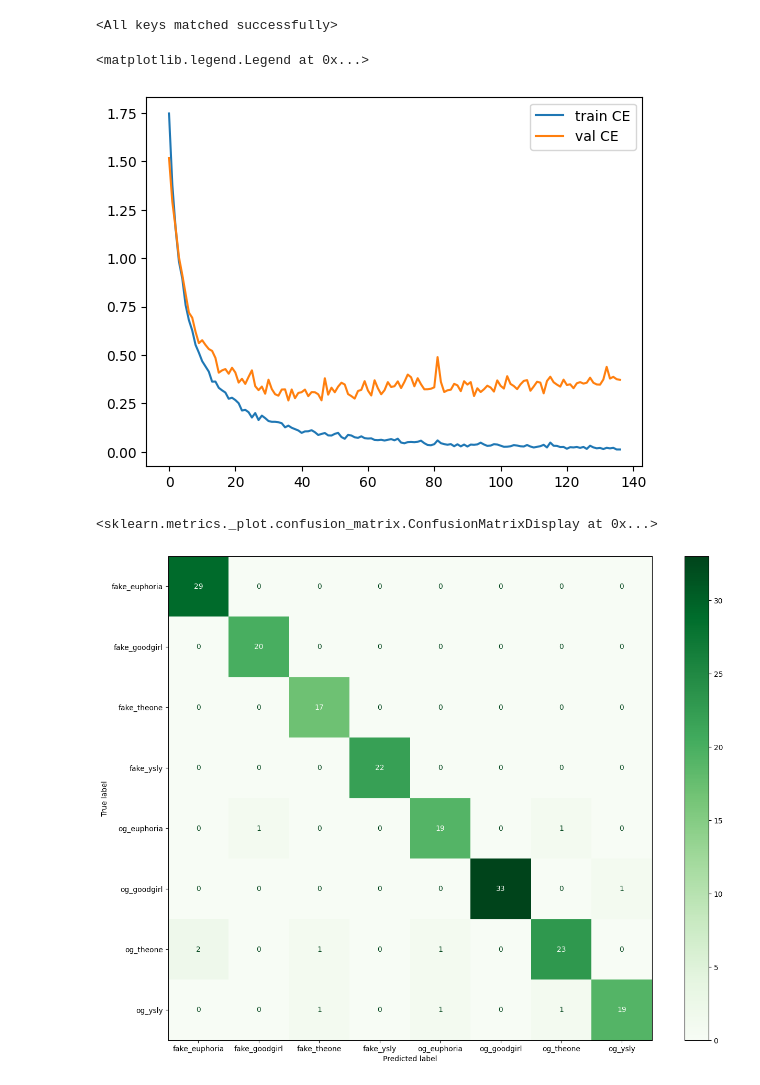
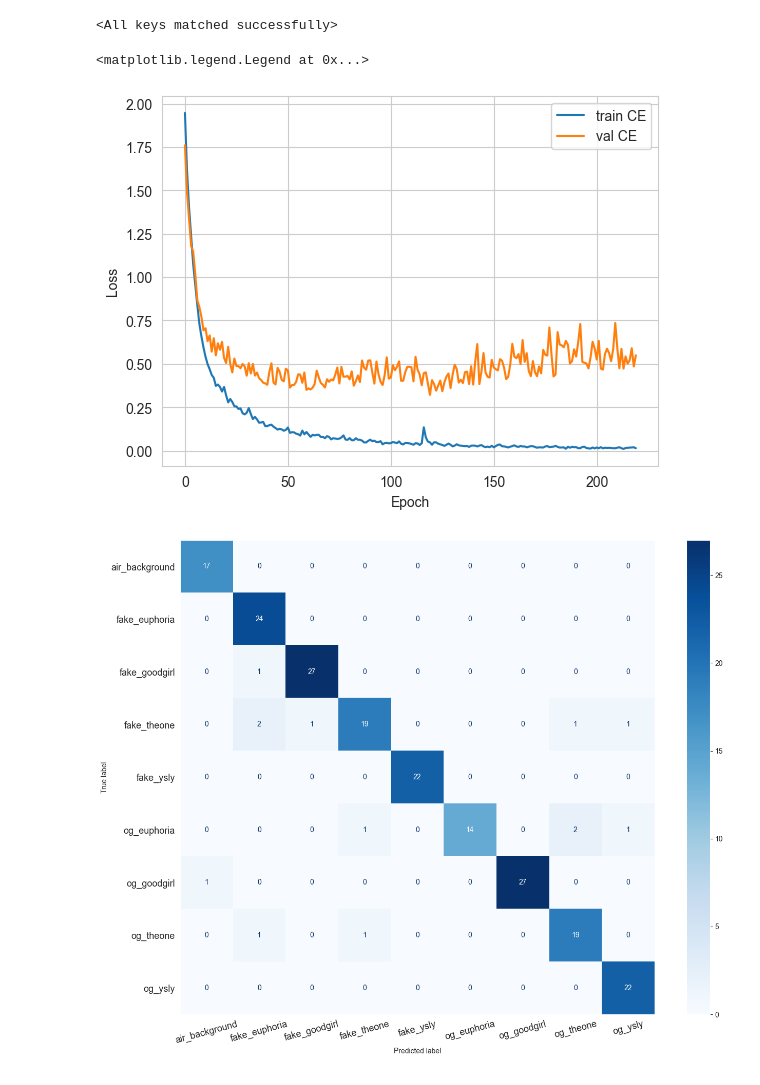
Before and after one commit to knum-atlas/AInose, a Jupyter notebook: classification/4f-classification.ipynb, the cells around one changed output. Drawn from its saved outputs; the diff is of its cells as text; code cells hidden in the pictures.

```diff
--- a/classification/4f-classification.ipynb
+++ b/classification/4f-classification.ipynb
@@ -160,26 +178,13 @@ axes = axes.flatten()
 
 # for x, xn in zip(x_orig, x_noised):
 #     # print(x.shape)
-FEATURES = ['Rezystancja', 'Temperatura', 'Ciśnienie', 'Wilgotność']
+FEATURES = ['Resistance', 'Temperature', 'Pressure', 'Humidity']
 for i, (x, xn) in enumerate(zip(x_orig, x_noised)):
     # print(x.shape)
-    axes[i].plot(x[:40], label = 'Sygnał')
-    axes[i].plot(xn[:40], label = 'Zaszumiony sygnał')
+    axes[i].plot(x[:40], label = 'Signal')
+    axes[i].plot(xn[:40], label = 'Augmented signal')
     axes[i].set_title(FEATURES[i])
 
 plt.legend(loc='upper center', bbox_to_anchor=(0, -0.25), fancybox=True, shadow=True, ncol=2)
-
-
-# # plot noised and original signal on canvas
-# sns.set_style('ticks')
-# plt.figure(figsize=(12, 9))
-
-# plt.plot(x.flatten()[:40], label = 'Sygnał')
-# plt.plot(x_noised.flatten()[:40], label = 'Zaszumiony sygnał')
-
-# plt.xlabel('t')
-# plt.ylabel('Znormalizowana rezystancja')
-
-# plt.legend(loc = 'best')
 # %% [output]
 <matplotlib.legend.Legend at 0x...>
@@ -223,11 +228,11 @@ class PerfumeClassifier(nn.Module):
         # self.lstm1.flatten_parameters()
         self.flat = nn.Flatten()
         self.drop = nn.Dropout(0.4)
-        self.dense1 = nn.Linear(16*101, 64)
+        self.dense1 = nn.Linear(16*101, 32)
         self.relu1 = nn.ReLU()
 
 
-        self.out = nn.Linear(64, 8)
+        self.out = nn.Linear(32, 9)
 
     def forward(self, x):
         # outputs = x
@@ -260,7 +265,7 @@ val_loader = DataLoader(val_dataset, batch_size=BATCH_SIZE, shuffle=True)
 test_dataset = TimeSeriesDataset(X_test, y_test)
 test_loader = DataLoader(test_dataset, batch_size=BATCH_SIZE, shuffle=True)
 # %%
-model = PerfumeClassifier().to('cuda')
+model = PerfumeClassifier()
 for d in train_loader:
     xx, yy = d
     xx = torch.tensor(xx)
@@ -407,14 +414,16 @@ model.load_state_dict(best_model)
 # %% [output]
 <All keys matched successfully>
 # %%
-
+sns.set_style('whitegrid')
 plt.plot(history['train_loss'], label = 'train CE')
 plt.plot(history['val_loss'], label = 'val CE')
+plt.ylabel('Loss')
+plt.xlabel('Epoch')
 
 plt.legend()
 # %% [output]
 <matplotlib.legend.Legend at 0x...>
-[figure, old version]
+[figure, new version]
 # %%
 with torch.no_grad():
     y_pred = model(X_test.to(DEVICE))
@@ -422,11 +431,17 @@ with torch.no_grad():
 
 y_test_labels = oh.inverse_transform(y_test)
 # %%
+sns.set_style('dark')
 cm = confusion_matrix(y_true= y_test_labels, y_pred = y_pred_labels)
 cm_disp = ConfusionMatrixDisplay(cm, display_labels=np.unique(y_test_labels))
 
+
 fig, ax = plt.subplots(figsize=(16, 12))
-cm_disp.plot(ax = ax, cmap = plt.cm.Greens)
+cm_disp.plot(ax = ax, cmap = plt.cm.Blues)
+
+plt.xticks(rotation = 15, fontsize = 13)
+plt.yticks(fontsize = 13)
+plt.savefig('conf-mat-trans.png', format='png', dpi=600, transparent = True)
+plt.savefig('conf-mat.png', format='png', dpi=600, transparent = False)
 # %% [output]
-<sklearn.metrics._plot.confusion_matrix.ConfusionMatrixDisplay at 0x...>
-[figure, old version]
+[figure, new version]
```
Also changed, not shown: parts of 24 cells of this notebook.
